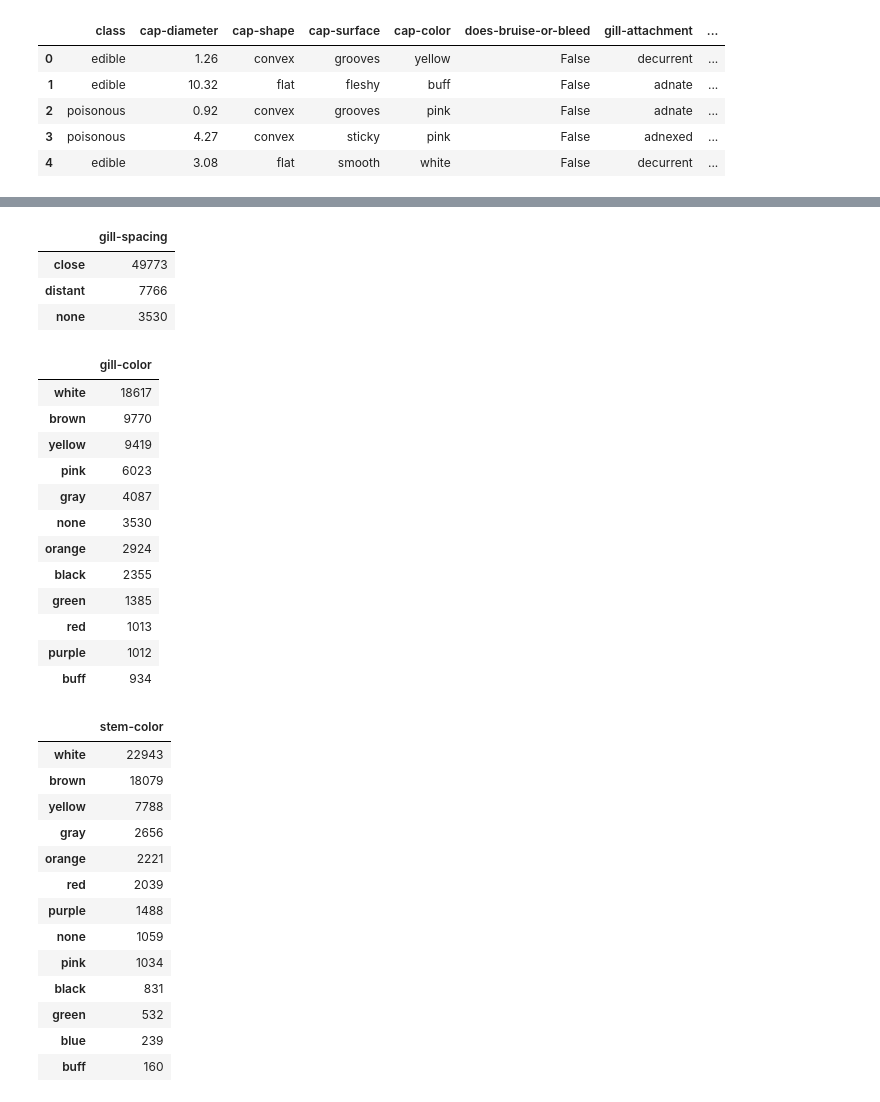
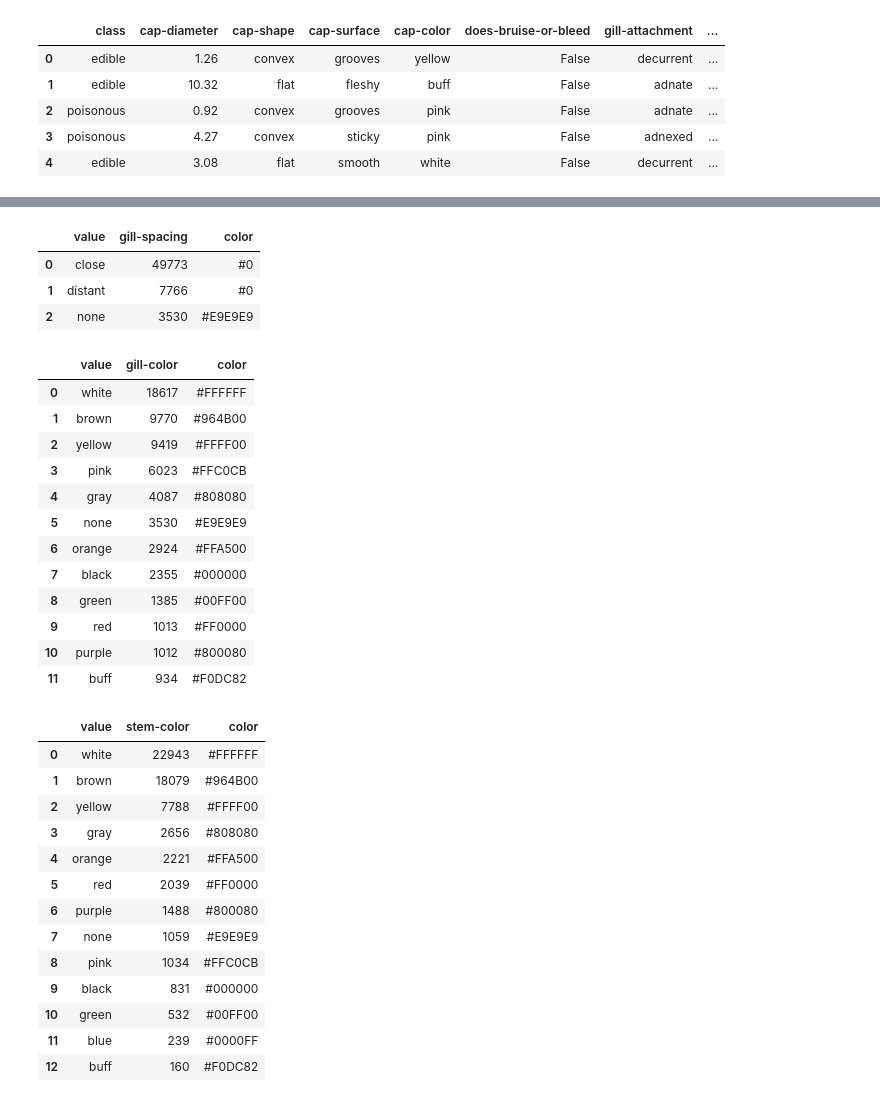
Before and after one commit to lauragabrielson/Mushroom_Classifier, a Jupyter notebook: pre_ml_analysis.ipynb, the cells around one changed output, grey strips where cells are left out. Drawn from its saved outputs; the diff is of its cells as text; code cells hidden in the pictures.

Commit message:
hex code function set up. applying hex codes to values.

```diff
--- a/pre_ml_analysis.ipynb
+++ b/pre_ml_analysis.ipynb
@@ -121,49 +286,61 @@ gill_attachment_df
 # %%
 gill_spacing_df = data['gill-spacing'].value_counts()
 gill_spacing_df = pd.DataFrame(gill_spacing_df)
+gill_spacing_df = gill_spacing_df.rename(columns={'class': 'count'})
+gill_spacing_df = gill_spacing_df.reset_index()
+gill_spacing_df = gill_spacing_df.rename(columns={'index': 'value'})
+gill_spacing_df['color'] = gill_spacing_df['value'].apply(lambda x: hexcode_func(x))
 gill_spacing_df
 # %% [output]
-|  | gill-spacing |
-| close | 49773 |
-| distant | 7766 |
-| none | 3530 |
+|  | value | gill-spacing | color |
+| 0 | close | 49773 | #0 |
+| 1 | distant | 7766 | #0 |
+| 2 | none | 3530 | #E9E9E9 |
 # %%
 gill_color_df = data['gill-color'].value_counts()
 gill_color_df = pd.DataFrame(gill_color_df)
+gill_color_df = gill_color_df.rename(columns={'class': 'count'})
+gill_color_df = gill_color_df.reset_index()
+gill_color_df = gill_color_df.rename(columns={'index': 'value'})
+gill_color_df['color'] = gill_color_df['value'].apply(lambda x: hexcode_func(x))
 gill_color_df
 # %% [output]
-|  | gill-color |
-| white | 18617 |
-| brown | 9770 |
-| yellow | 9419 |
-| pink | 6023 |
-| gray | 4087 |
-| none | 3530 |
-| orange | 2924 |
-| black | 2355 |
-| green | 1385 |
-| red | 1013 |
-| purple | 1012 |
-| buff | 934 |
+|  | value | gill-color | color |
+| 0 | white | 18617 | #FFFFFF |
+| 1 | brown | 9770 | #964B00 |
+| 2 | yellow | 9419 | #FFFF00 |
+| 3 | pink | 6023 | #FFC0CB |
+| 4 | gray | 4087 | #808080 |
+| 5 | none | 3530 | #E9E9E9 |
+| 6 | orange | 2924 | #FFA500 |
+| 7 | black | 2355 | #000000 |
+| 8 | green | 1385 | #00FF00 |
+| 9 | red | 1013 | #FF0000 |
+| 10 | purple | 1012 | #800080 |
+| 11 | buff | 934 | #F0DC82 |
 # %%
 stem_color_df = data['stem-color'].value_counts()
 stem_color_df = pd.DataFrame(stem_color_df)
+stem_color_df = stem_color_df.rename(columns={'class': 'count'})
+stem_color_df = stem_color_df.reset_index()
+stem_color_df = stem_color_df.rename(columns={'index': 'value'})
+stem_color_df['color'] = stem_color_df['value'].apply(lambda x: hexcode_func(x))
 stem_color_df
 # %% [output]
-|  | stem-color |
-| white | 22943 |
-| brown | 18079 |
-| yellow | 7788 |
-| gray | 2656 |
-| orange | 2221 |
-| red | 2039 |
-| purple | 1488 |
-| none | 1059 |
-| pink | 1034 |
-| black | 831 |
-| green | 532 |
-| blue | 239 |
-| buff | 160 |
+|  | value | stem-color | color |
+| 0 | white | 22943 | #FFFFFF |
+| 1 | brown | 18079 | #964B00 |
+| 2 | yellow | 7788 | #FFFF00 |
+| 3 | gray | 2656 | #808080 |
+| 4 | orange | 2221 | #FFA500 |
+| 5 | red | 2039 | #FF0000 |
+| 6 | purple | 1488 | #800080 |
+| 7 | none | 1059 | #E9E9E9 |
+| 8 | pink | 1034 | #FFC0CB |
+| 9 | black | 831 | #000000 |
+| 10 | green | 532 | #00FF00 |
+| 11 | blue | 239 | #0000FF |
+| 12 | buff | 160 | #F0DC82 |
 # %%
 has_ring_df = data['has-ring'].value_counts()
 has_ring_df = pd.DataFrame(has_ring_df)
```
Also changed, not shown: parts of 14 cells of this notebook.
